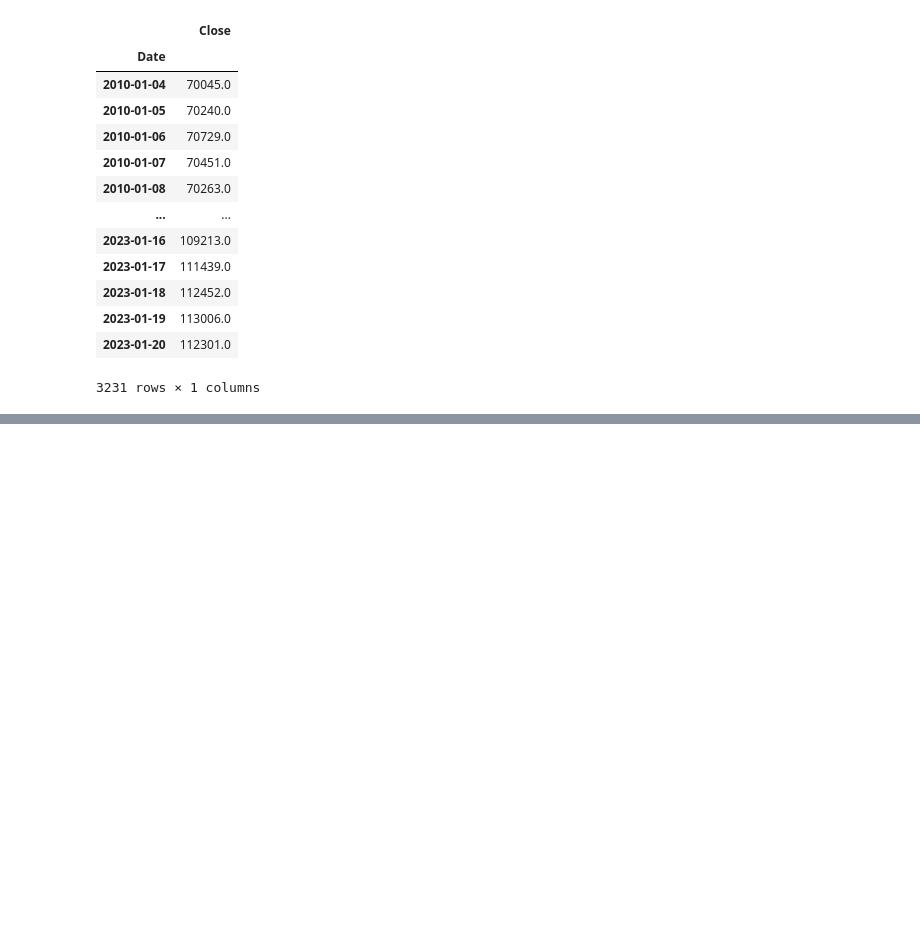
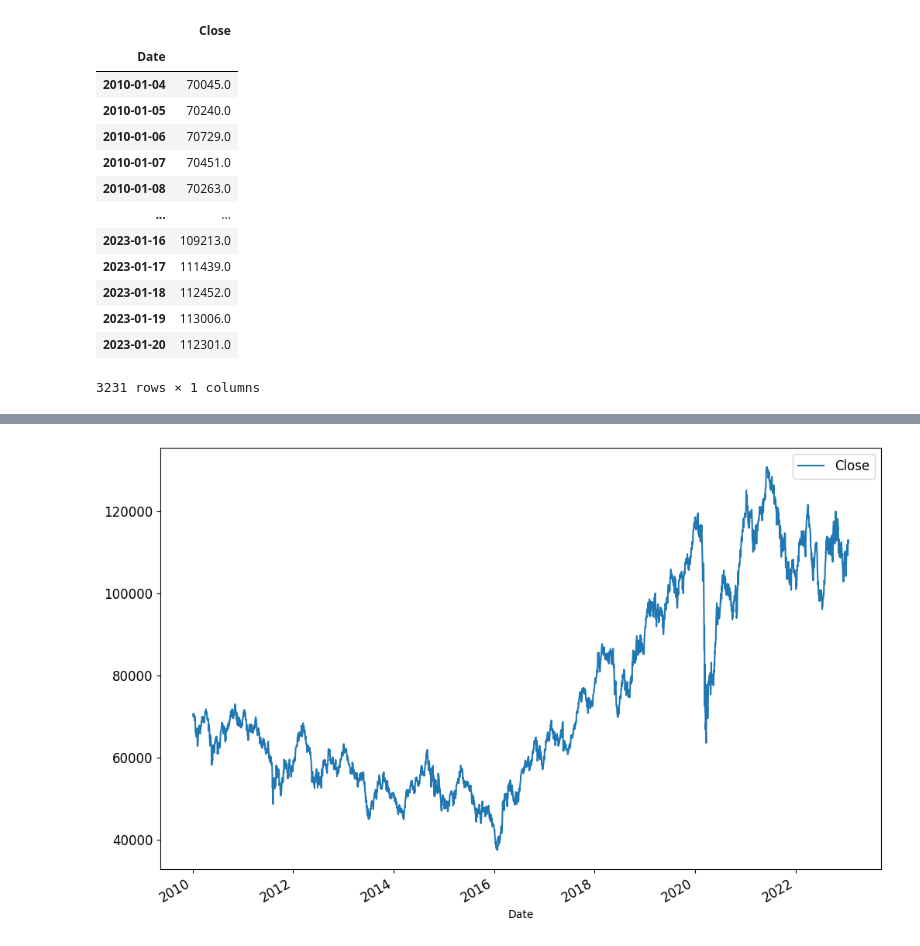
Before and after one commit to RochaErik/Project-Ibovespa-Analysis-Trading-Strategies, a Jupyter notebook: IbovespaAnalysis&Strategy.ipynb, the cells around one changed output, grey strips where cells are left out. Cells and saved outputs as stored; diff of their text form; code cells hidden in the pictures; blank space fills up the shorter version.

```diff
--- a/IbovespaAnalysis&Strategy.ipynb
+++ b/IbovespaAnalysis&Strategy.ipynb
@@ -44,0 +60,6 @@ df
+# %%
+df.plot(figsize=(12,8), fontsize=12)
+plt.legend(fontsize=12)
+plt.show()
+# %% [output]
+[figure, added]
```
Also changed, not shown: parts of 29 cells of this notebook.
